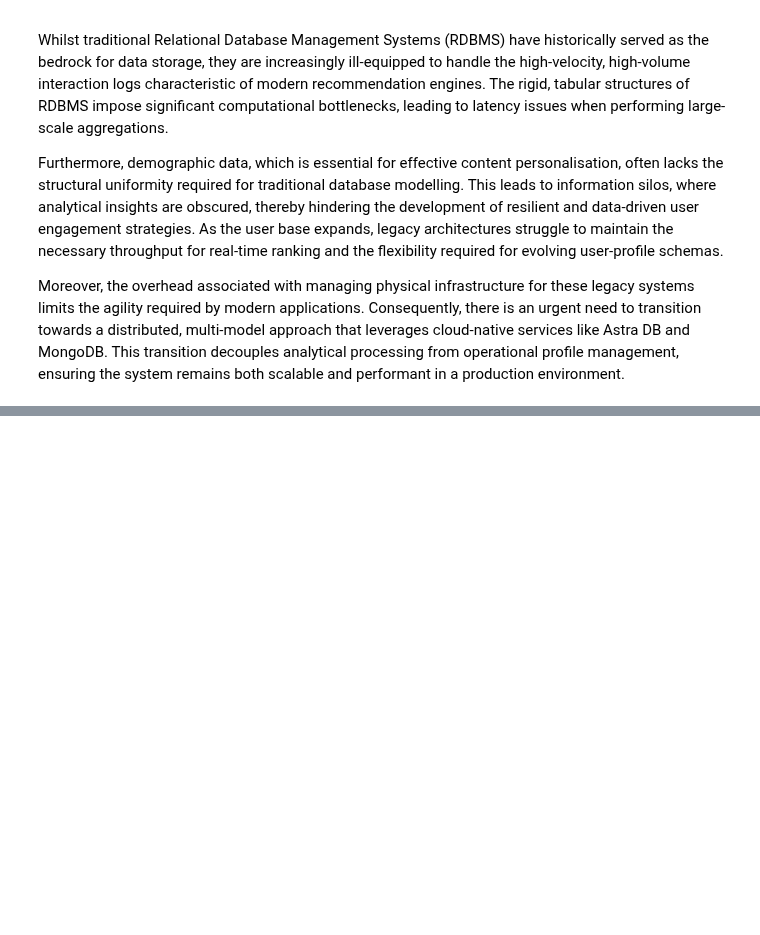
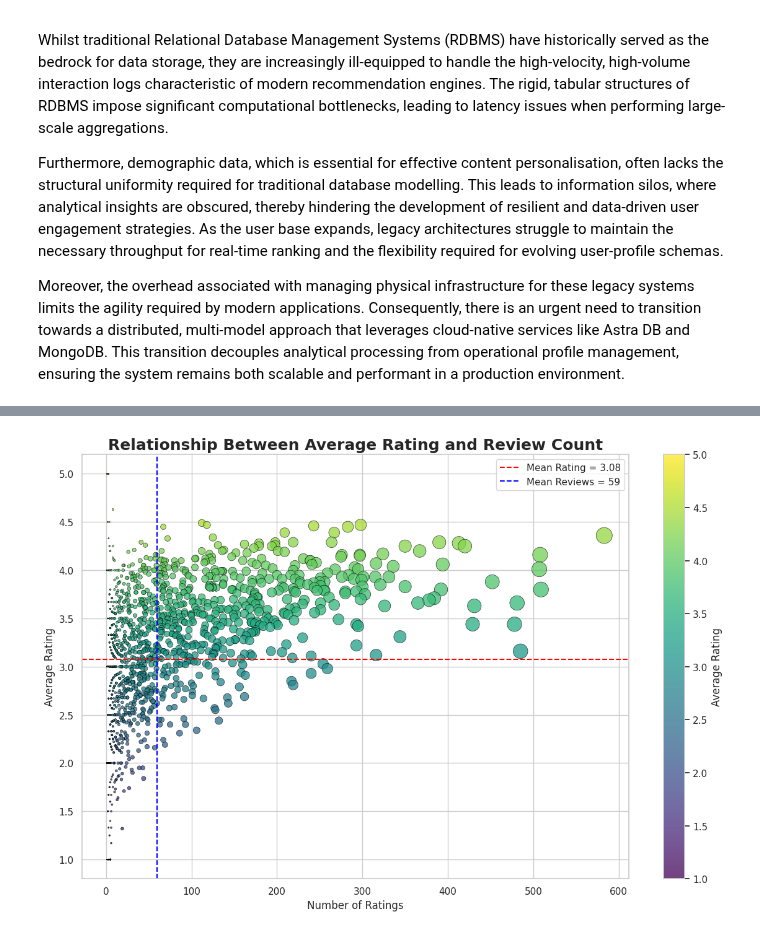
Before and after one commit to Rozieyati/Scalable_Multi-Model_Data_Pipeline_for_MovieLens_Analysis_Using_Spark_Cassandra_and_MongoDB, a Jupyter notebook: Data_Management_27062026.ipynb, the cells around one changed output, grey strips where cells are left out. Cells and saved outputs as stored; diff of their text form; code cells hidden in the pictures; blank space fills up the shorter version.

```diff
--- a/Data_Management_27062026.ipynb
+++ b/Data_Management_27062026.ipynb
@@ -1028,0 +684,59 @@ World Meteorological Organization. (2024). State of the global climate 2024. htt
+# %%
+# ============================================================
+# 6.1.4 Relationship Between Average Rating and Review Count
+# ============================================================
+
+import matplotlib.pyplot as plt
+import seaborn as sns
+
+# Convert Spark DataFrame to Pandas
+scatter_df = df_movie_performance.toPandas()
+
+# Professional theme
+sns.set_theme(style="whitegrid")
+
+plt.figure(figsize=(12,8))
+
+scatter = plt.scatter(
+    scatter_df["review_count"],
+    scatter_df["avg_rating"],
+    s=scatter_df["review_count"] * 0.6,   # Bubble size
+    c=scatter_df["avg_rating"],           # Bubble colour
+    cmap="viridis",
+    alpha=0.75,
+    edgecolors="black",
+    linewidth=0.5
+)
+
+plt.colorbar(scatter, label="Average Rating")
+
+plt.title(
+    "Relationship Between Average Rating and Review Count",
+    fontsize=18,
+    fontweight="bold"
+)
+
+plt.xlabel("Number of Ratings")
+plt.ylabel("Average Rating")
+
+# Reference lines
+plt.axhline(
+    scatter_df["avg_rating"].mean(),
+    color="red",
+    linestyle="--",
+    label=f"Mean Rating = {scatter_df['avg_rating'].mean():.2f}"
+)
+
+plt.axvline(
+    scatter_df["review_count"].mean(),
+    color="blue",
+    linestyle="--",
+    label=f"Mean Reviews = {scatter_df['review_count'].mean():.0f}"
+)
+
+plt.legend()
+
+plt.tight_layout()
+plt.show()
+# %% [output]
+[figure, added]
```
Also changed, not shown: parts of 127 cells of this notebook.
